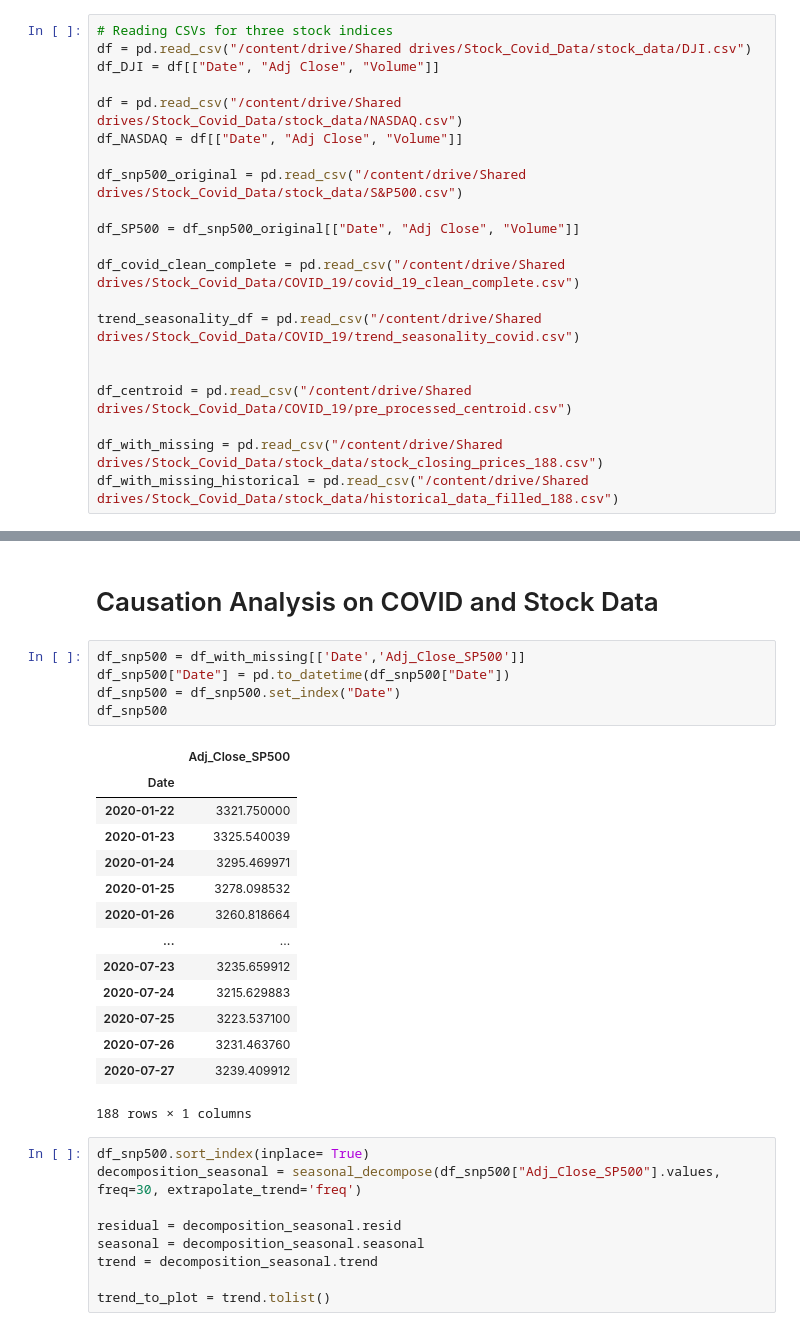
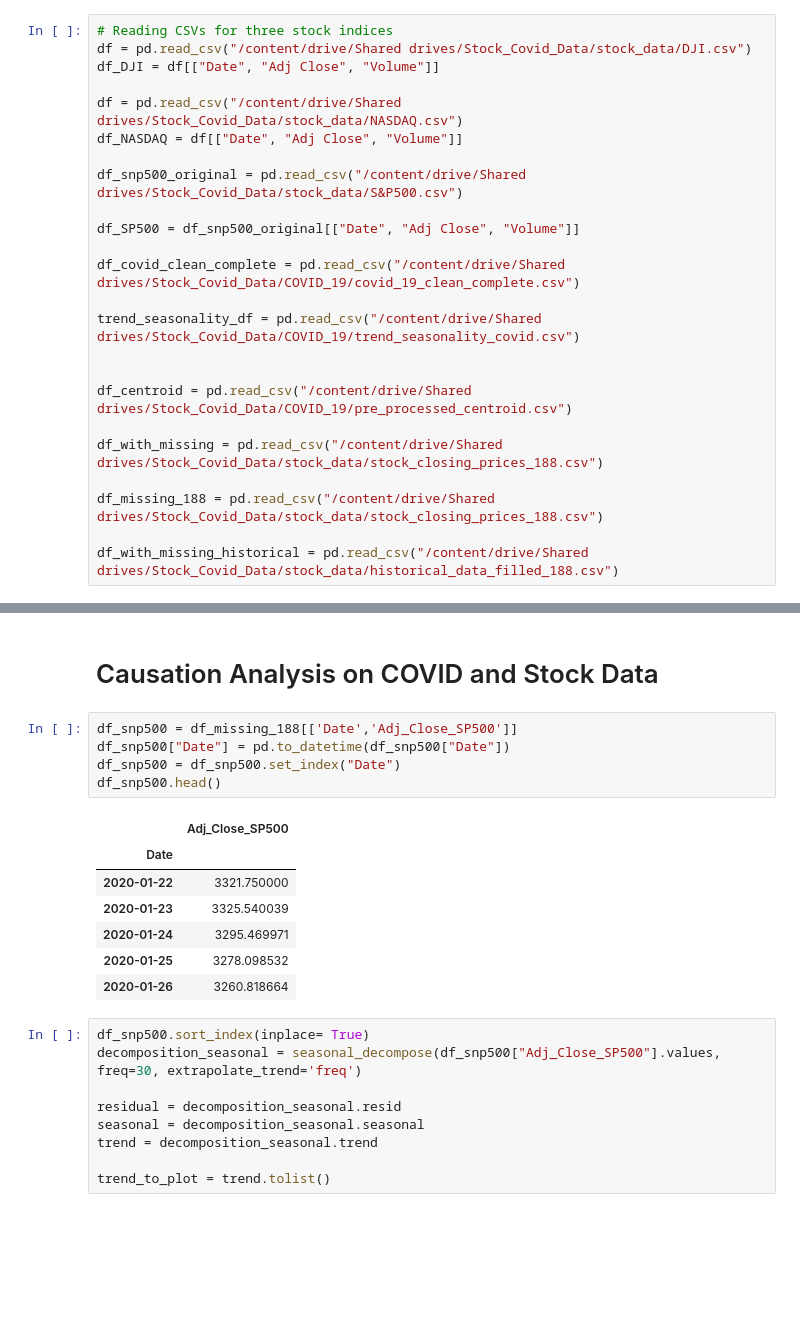
Before and after one commit to gandhimonil9823/Covid_Stock_Analysis, a Jupyter notebook: Covid_Stock.ipynb, the cells around one changed output, grey strips where cells are left out. Cells and saved outputs as stored; diff of their text form; blank space fills up the shorter version.

```diff
--- a/Covid_Stock.ipynb
+++ b/Covid_Stock.ipynb
@@ -107,4 +102,7 @@ trend_seasonality_df = pd.read_csv("/content/drive/Shared drives/Stock_Covid_Dat
 df_centroid = pd.read_csv("/content/drive/Shared drives/Stock_Covid_Data/COVID_19/pre_processed_centroid.csv")
 
 df_with_missing = pd.read_csv("/content/drive/Shared drives/Stock_Covid_Data/stock_data/stock_closing_prices_188.csv")
+
+df_missing_188 = pd.read_csv("/content/drive/Shared drives/Stock_Covid_Data/stock_data/stock_closing_prices_188.csv")
+
 df_with_missing_historical = pd.read_csv("/content/drive/Shared drives/Stock_Covid_Data/stock_data/historical_data_filled_188.csv")
@@ -879,25 +829,18 @@ plt.legend()
 # %% [markdown]
 # Causation Analysis on COVID and Stock Data
 # %%
-df_snp500 = df_with_missing[['Date','Adj_Close_SP500']]
+df_snp500 = df_missing_188[['Date','Adj_Close_SP500']]
 df_snp500["Date"] = pd.to_datetime(df_snp500["Date"])
 df_snp500 = df_snp500.set_index("Date")
-df_snp500
+df_snp500.head()
 # %% [output]
 |  | Adj_Close_SP500 |
 | Date |  |
 | 2020-01-22 | 3321.750000 |
 | 2020-01-23 | 3325.540039 |
 | 2020-01-24 | 3295.469971 |
 | 2020-01-25 | 3278.098532 |
 | 2020-01-26 | 3260.818664 |
-| ... | ... |
-| 2020-07-23 | 3235.659912 |
-| 2020-07-24 | 3215.629883 |
-| 2020-07-25 | 3223.537100 |
-| 2020-07-26 | 3231.463760 |
-| 2020-07-27 | 3239.409912 |
-188 rows × 1 columns
 # %%
 df_snp500.sort_index(inplace= True)
 decomposition_seasonal = seasonal_decompose(df_snp500["Adj_Close_SP500"].values, freq=30, extrapolate_trend='freq')
```
Also changed, not shown: parts of 73 cells of this notebook.
